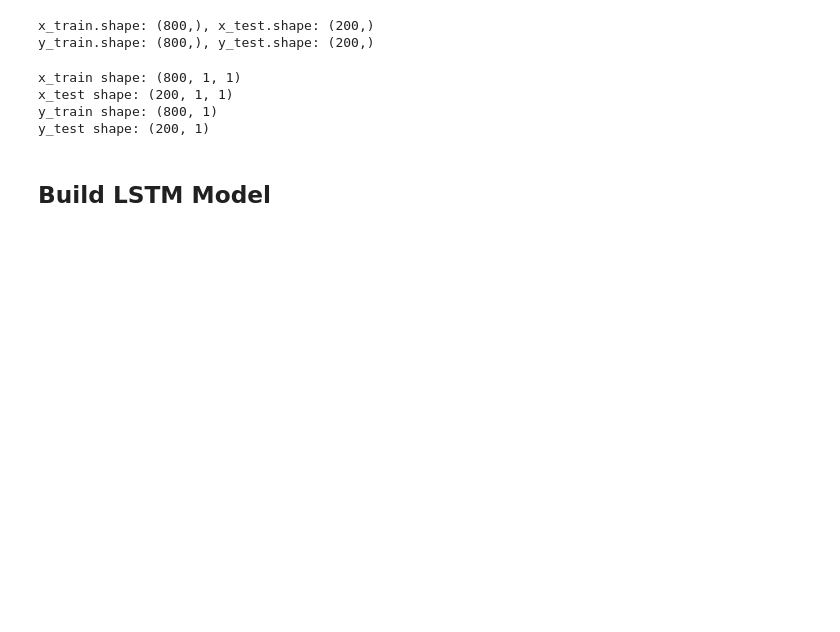
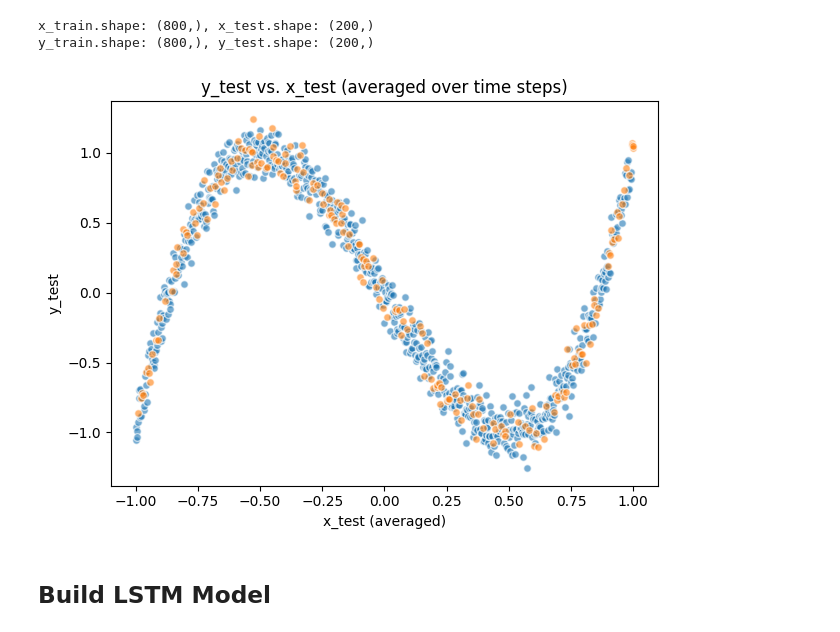
Before and after one commit to busboom-software-studio/PINNiped, a Jupyter notebook: notebooks/maxbusboom/Chebyshev Polynomials and LSTM Training.ipynb, the cells around one changed output. Saved outputs shown, nothing was run; the diff lists cells and outputs as text; code cells hidden in the pictures; blank space fills up the shorter version.

```diff
--- a/notebooks/maxbusboom/Chebyshev Polynomials and LSTM Training.ipynb
+++ b/notebooks/maxbusboom/Chebyshev Polynomials and LSTM Training.ipynb
@@ -115,18 +105,20 @@ time_steps = 1
-# %%
-x_train = x_train.reshape((x_train.shape[0], time_steps, 1))
-x_test = x_test.reshape((x_test.shape[0], time_steps, 1))
-y_train = y_train.reshape((y_train.shape[0], 1))
-y_test = y_test.reshape((y_test.shape[0], 1))
-# %%
-print(f"x_train shape: {x_train.shape}")
-print(f"x_test shape: {x_test.shape}")
-print(f"y_train shape: {y_train.shape}")
-print(f"y_test shape: {y_test.shape}")
-# %% [output]
-x_train shape: (800, 1, 1)
-x_test shape: (200, 1, 1)
-y_train shape: (800, 1)
-y_test shape: (200, 1)
+# %%
+
+plt.scatter(x_train, y_train, alpha=0.6, edgecolors='w', s=30)
+plt.title('y_train vs. x_train (averaged over time steps)')
+plt.xlabel('x_train (averaged)')
+plt.ylabel('y_train')
+
+
+plt.scatter(x_test, y_test, alpha=0.6, edgecolors='w', s=30)
+plt.title('y_test vs. x_test (averaged over time steps)')
+plt.xlabel('x_test (averaged)')
+plt.ylabel('y_test')
+
+plt.tight_layout()
+plt.show()
+# %% [output]
+[figure, added]
 # %% [markdown]
 ## Build LSTM Model
 # %%
```
Also changed, not shown: parts of 18 cells of this notebook.
